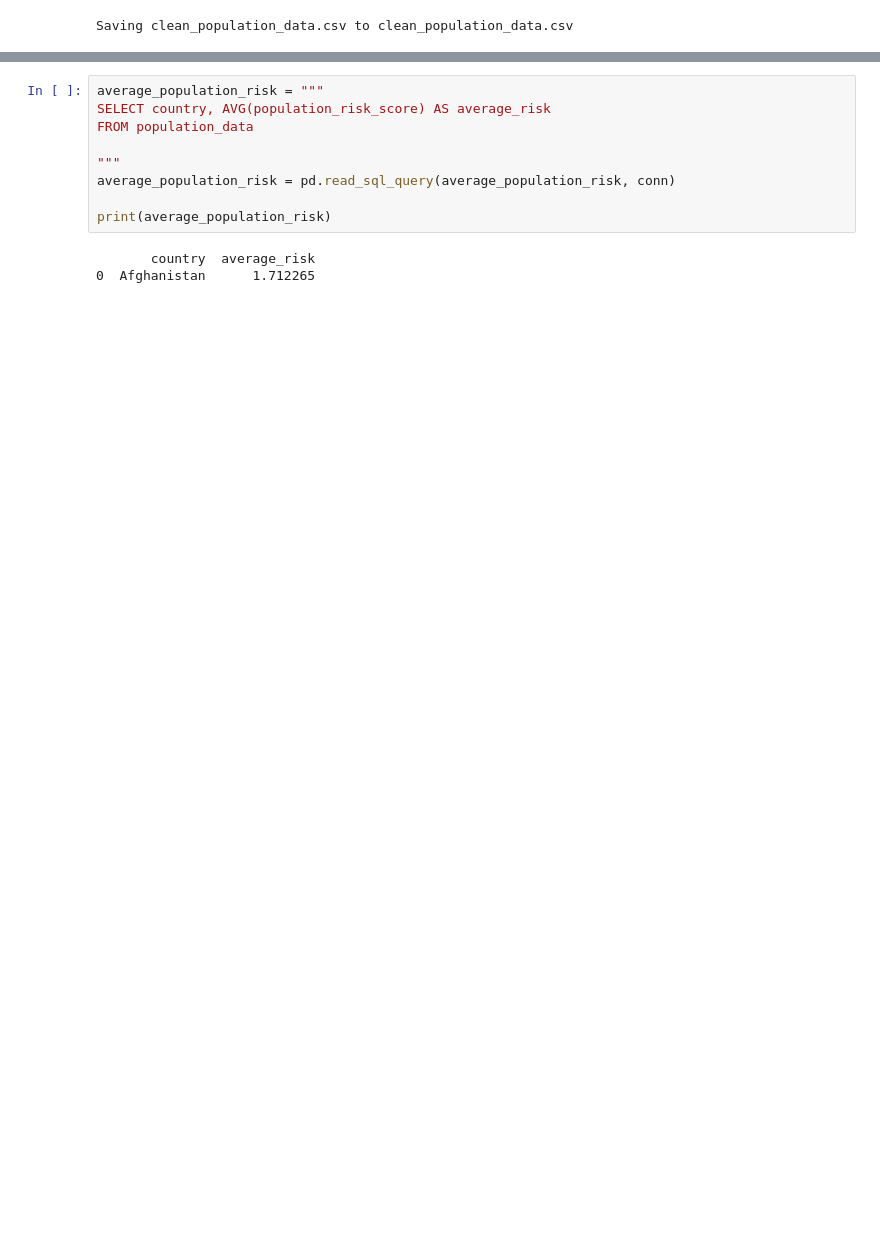
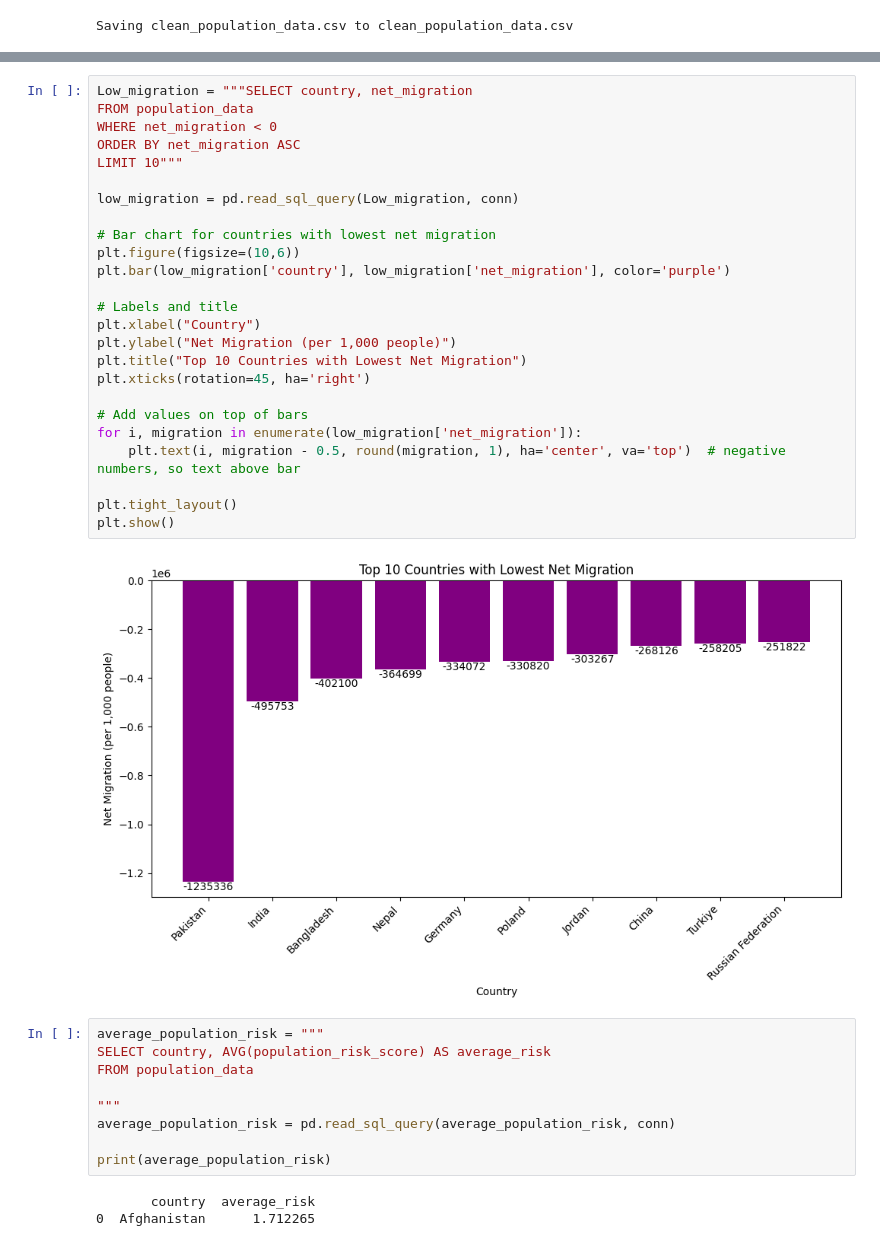
Before and after one commit to mkweisbr/Portfolio, a Jupyter notebook: Population_Risk_Queries_SQL.ipynb, the cells around one changed output, grey strips where cells are left out. Drawn from its saved outputs; the diff is of its cells as text; blank space fills up the shorter version.

```diff
--- a/Population_Risk_Queries_SQL.ipynb
+++ b/Population_Risk_Queries_SQL.ipynb
@@ -110,3 +104,30 @@ print(low_migration)
+# %%
+Low_migration = """SELECT country, net_migration
+FROM population_data
+WHERE net_migration < 0
+ORDER BY net_migration ASC
+LIMIT 10"""
+
+low_migration = pd.read_sql_query(Low_migration, conn)
+
+# Bar chart for countries with lowest net migration
+plt.figure(figsize=(10,6))
+plt.bar(low_migration['country'], low_migration['net_migration'], color='purple')
+
+# Labels and title
+plt.xlabel("Country")
+plt.ylabel("Net Migration (per 1,000 people)")
+plt.title("Top 10 Countries with Lowest Net Migration")
+plt.xticks(rotation=45, ha='right')
+
+# Add values on top of bars
+for i, migration in enumerate(low_migration['net_migration']):
+    plt.text(i, migration - 0.5, round(migration, 1), ha='center', va='top')  # negative numbers, so text above bar
+
+plt.tight_layout()
+plt.show()
+# %% [output]
+[figure, added]
 # %%
 average_population_risk = """
 SELECT country, AVG(population_risk_score) AS average_risk
```
Also changed, not shown: parts of 10 cells of this notebook.
